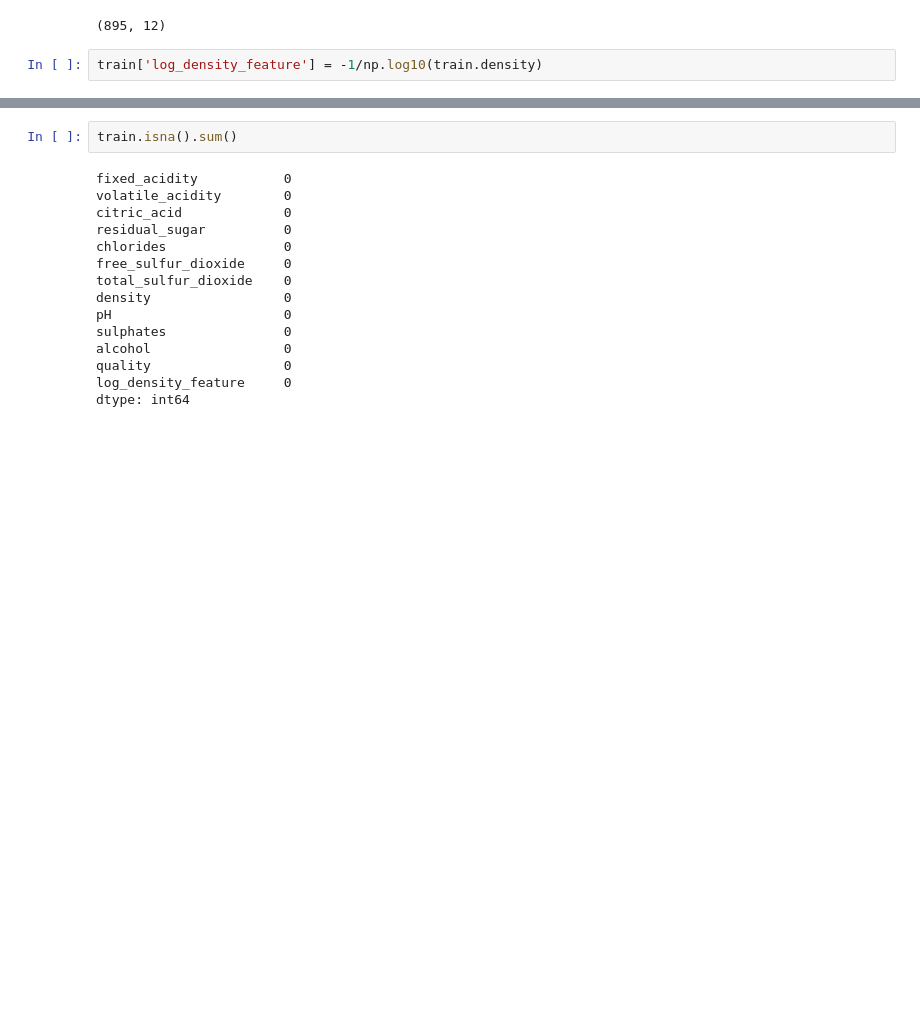
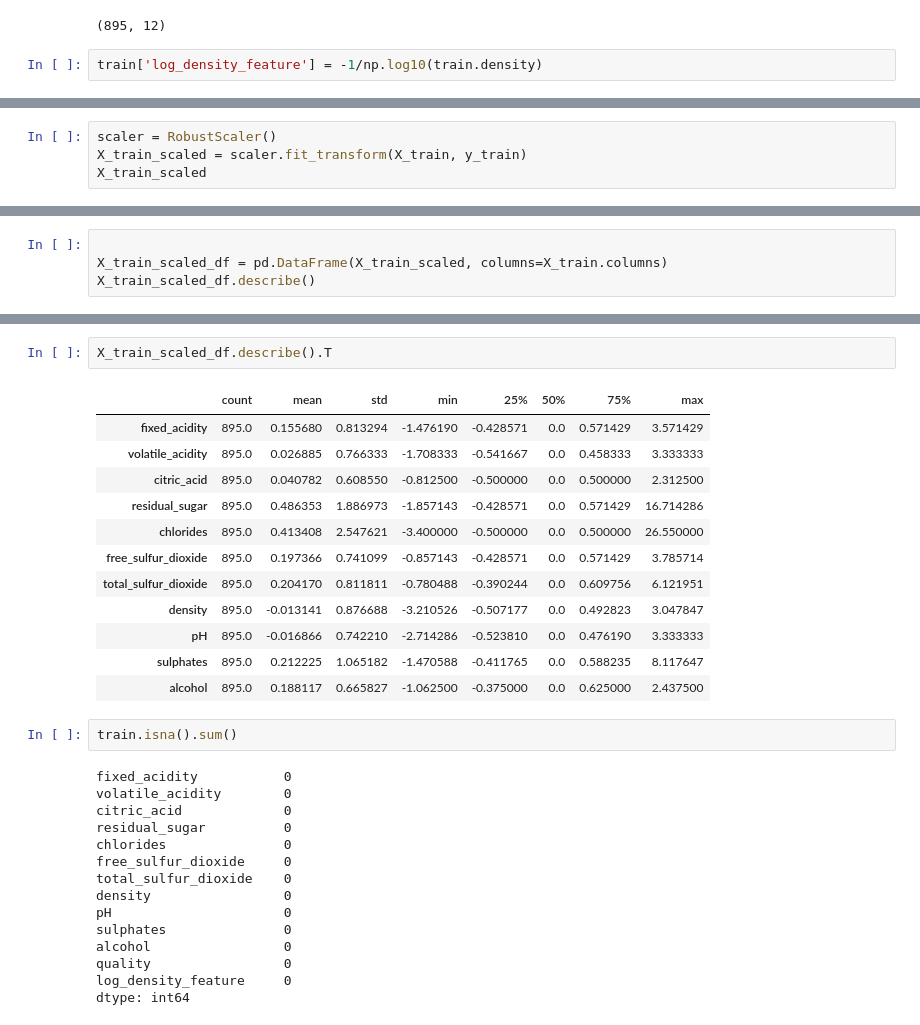
Before and after one commit to MrEnigmamgine/jtl_wine_quality, a Jupyter notebook: tim_wine_working_notebook.ipynb, the cells around one changed output, grey strips where cells are left out. Drawn from its saved outputs; the diff is of its cells as text; blank space fills up the shorter version.

Commit message:
playing with scalers/feature engineering

```diff
--- a/tim_wine_working_notebook.ipynb
+++ b/tim_wine_working_notebook.ipynb
@@ -304,0 +307,4 @@ train['log_density_feature'] = -1/np.log10(train.density)
+# %%
+scaler = RobustScaler()
+X_train_scaled = scaler.fit_transform(X_train, y_train)
+X_train_scaled
@@ -304,0 +325,4 @@ train['log_density_feature'] = -1/np.log10(train.density)
+# %%
+
+X_train_scaled_df = pd.DataFrame(X_train_scaled, columns=X_train.columns)
+X_train_scaled_df.describe()
@@ -305,3 +339,18 @@ train['log_density_feature'] = -1/np.log10(train.density)
+# %%
+X_train_scaled_df.describe().T
+# %% [output]
+|  | count | mean | std | min | 25% | 50% | 75% | max |
+| fixed_acidity | 895.0 | 0.155680 | 0.813294 | -1.476190 | -0.428571 | 0.0 | 0.571429 | 3.571429 |
+| volatile_acidity | 895.0 | 0.026885 | 0.766333 | -1.708333 | -0.541667 | 0.0 | 0.458333 | 3.333333 |
+| citric_acid | 895.0 | 0.040782 | 0.608550 | -0.812500 | -0.500000 | 0.0 | 0.500000 | 2.312500 |
+| residual_sugar | 895.0 | 0.486353 | 1.886973 | -1.857143 | -0.428571 | 0.0 | 0.571429 | 16.714286 |
+| chlorides | 895.0 | 0.413408 | 2.547621 | -3.400000 | -0.500000 | 0.0 | 0.500000 | 26.550000 |
+| free_sulfur_dioxide | 895.0 | 0.197366 | 0.741099 | -0.857143 | -0.428571 | 0.0 | 0.571429 | 3.785714 |
+| total_sulfur_dioxide | 895.0 | 0.204170 | 0.811811 | -0.780488 | -0.390244 | 0.0 | 0.609756 | 6.121951 |
+| density | 895.0 | -0.013141 | 0.876688 | -3.210526 | -0.507177 | 0.0 | 0.492823 | 3.047847 |
+| pH | 895.0 | -0.016866 | 0.742210 | -2.714286 | -0.523810 | 0.0 | 0.476190 | 3.333333 |
+| sulphates | 895.0 | 0.212225 | 1.065182 | -1.470588 | -0.411765 | 0.0 | 0.588235 | 8.117647 |
+| alcohol | 895.0 | 0.188117 | 0.665827 | -1.062500 | -0.375000 | 0.0 | 0.625000 | 2.437500 |
 # %%
 train.isna().sum()
 # %% [output]
```
Also changed, not shown: parts of 3 cells of this notebook.
